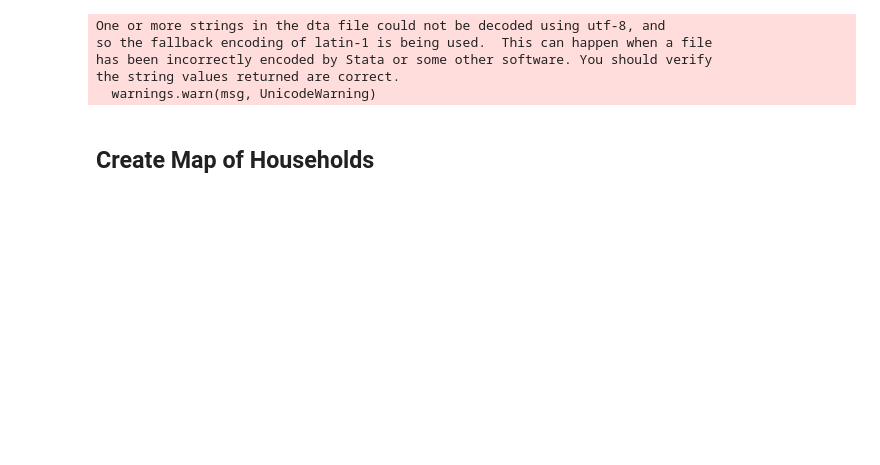
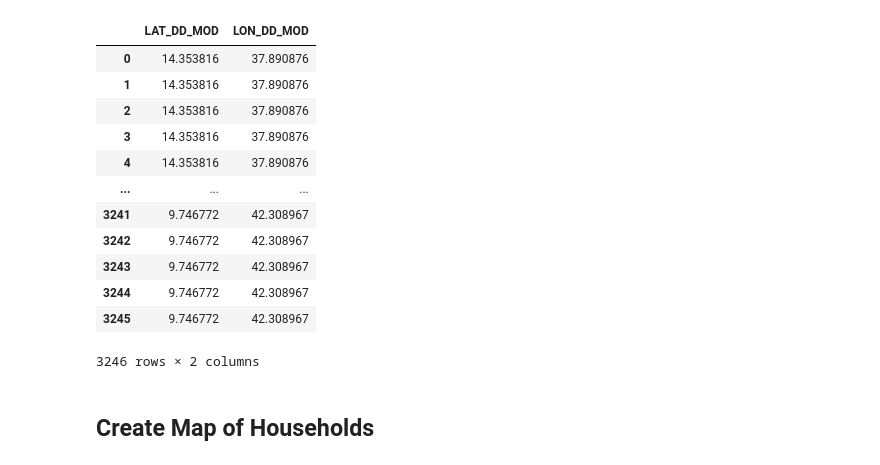
Before and after one commit to amichuda/ethiopia-tech-adoption, a Jupyter notebook: python/summary.ipynb, the cells around one changed output. Cells and saved outputs as stored; diff of their text form; code cells hidden in the pictures; blank space fills up the shorter version.

Commit message:
new summary tables. Map is broken

```diff
--- a/python/summary.ipynb
+++ b/python/summary.ipynb
@@ -6,17 +6,23 @@ import matplotlib.pyplot as plt
 import matplotlib as mpl
 # %%
 # Load pandas from zip
+region = (
+    pd.read_stata("/home/lordflaron/Documents/ethiopia-tech-adoption/data/full_panel_old.dta")
+    [['holder_id', 'region']]
+)
+
 df = (
-    pd.read_stata("data/full_panel.zip")
+    pd.read_stata("data/full_panel.dta")
     .dropna(subset=['YIELD_cropcutdry_tr'])
     )
+
+
 
 # Drop if don't show up in all 3 waves
 trajectories = (
     df
-    .query("crop_code == 'MAIZE'")
     .dropna(subset= ['impmaize'])
-    .groupby(['holder_id', 'parcel_id', 'field_id'])['impmaize']
+    .groupby(['holder_id'])['impmaize']
     .agg(trajectories = list)
     .assign(len_traj = lambda df: df['trajectories'].apply(lambda x: len(x)))
     .query("len_traj == 3")
@@ -27,12 +33,22 @@ trajectories = (
 balanced_panel_df = df.merge(trajectories, on = ['holder_id'])
 
 balanced_panel_df[["LAT_DD_MOD", "LON_DD_MOD"]] = balanced_panel_df.groupby('holder_id')[["LAT_DD_MOD", "LON_DD_MOD"]].transform('mean')
-# %% [output]
-One or more strings in the dta file could not be decoded using utf-8, and
-so the fallback encoding of latin-1 is being used.  This can happen when a file
-has been incorrectly encoded by Stata or some other software. You should verify
-the string values returned are correct.
-  warnings.warn(msg, UnicodeWarning)
+# %%
+balanced_panel_df[["LAT_DD_MOD", "LON_DD_MOD"]]
+# %% [output]
+|  | LAT_DD_MOD | LON_DD_MOD |
+| 0 | 14.353816 | 37.890876 |
+| 1 | 14.353816 | 37.890876 |
+| 2 | 14.353816 | 37.890876 |
+| 3 | 14.353816 | 37.890876 |
+| 4 | 14.353816 | 37.890876 |
+| ... | ... | ... |
+| 3241 | 9.746772 | 42.308967 |
+| 3242 | 9.746772 | 42.308967 |
+| 3243 | 9.746772 | 42.308967 |
+| 3244 | 9.746772 | 42.308967 |
+| 3245 | 9.746772 | 42.308967 |
+3246 rows × 2 columns
 # %% [markdown]
 ## Create Map of Households
 # %%
```
Also changed, not shown: parts of 4 cells of this notebook, 2 other files.
